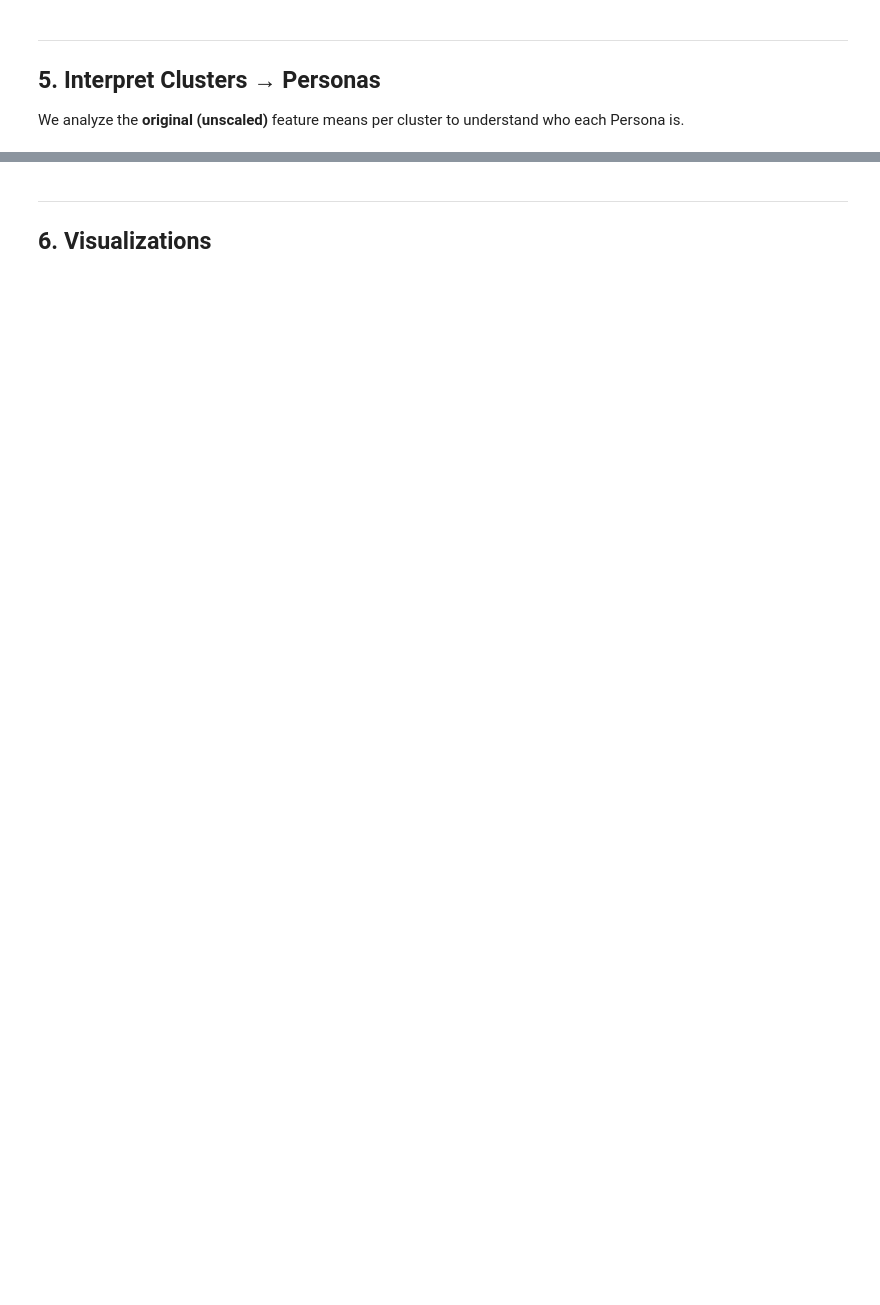
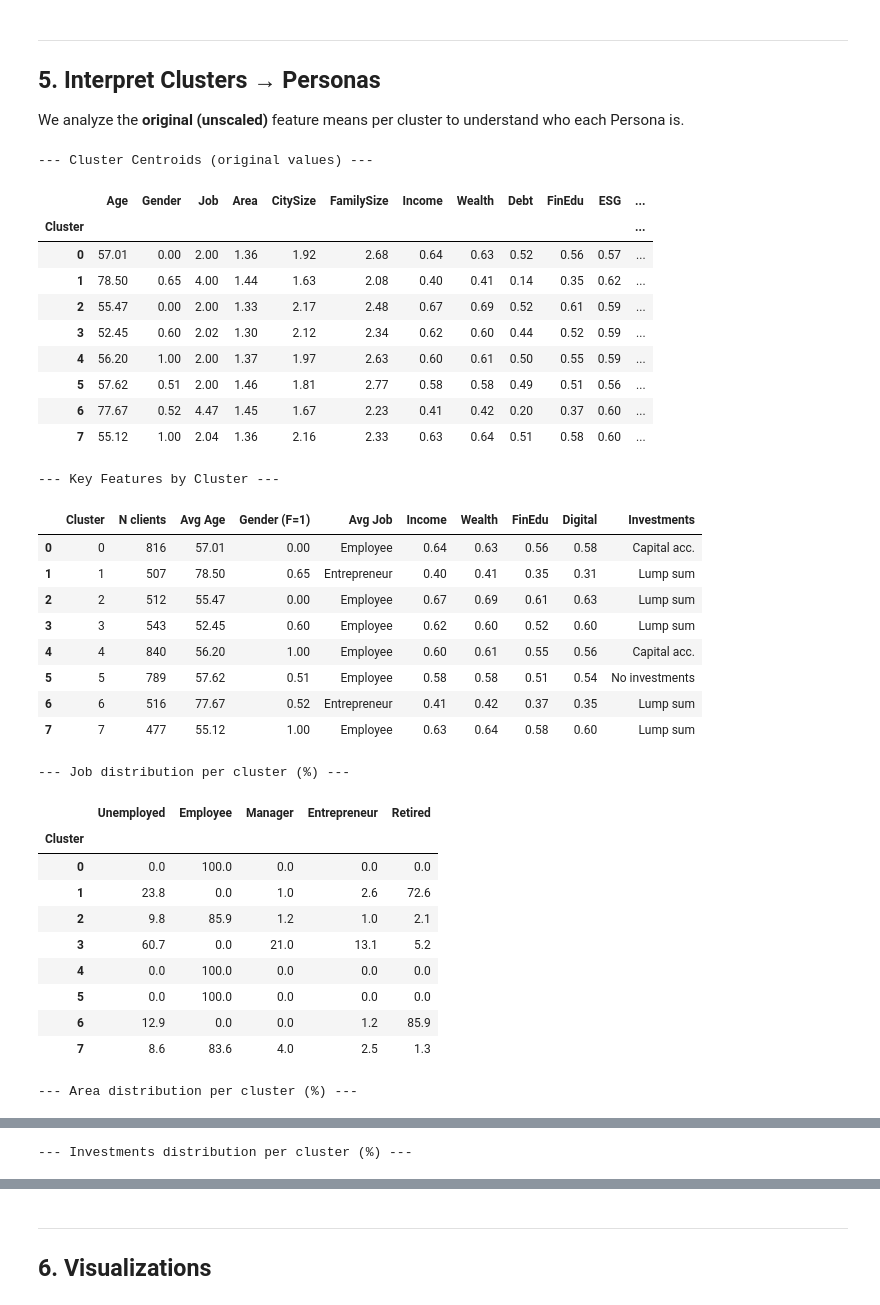
Before and after one commit to SimoneCerrone/FINTECH, a Jupyter notebook: SegmentingClients_Complete.ipynb, the cells around one changed output, grey strips where cells are left out. Cells and saved outputs as stored; diff of their text form; code cells hidden in the pictures; blank space fills up the shorter version.

```diff
--- a/SegmentingClients_Complete.ipynb
+++ b/SegmentingClients_Complete.ipynb
@@ -171,6 +252,9 @@ print('→ Also inspect the Elbow plot and choose k where inertia drop slows dow
 > **Change `K_CHOSEN` below based on the plots above.**
 # %%
 # ← Change this value based on the Elbow + Silhouette plots
+best_k_sil=8
+#con 8 è più semplice gestire le personas e fare il pp ma avrà una ricchezza di segmentazione minore mentre con 10
+#sarà maggiore ma avremo una complessitò interpretativa più alta
 K_CHOSEN = best_k_sil
 
 kmeans_final = KMeans(n_clusters=K_CHOSEN, n_init=20, random_state=42)
@@ -189,26 +283,79 @@ We analyze the **original (unscaled)** feature means per cluster to understand w
 # %%
 # --- Centroid analysis on original data ---
 cluster_profile = df.groupby('Cluster').mean().round(2)
 
 print('--- Cluster Centroids (original values) ---')
 display(cluster_profile)
 
 # Map readable labels for categorical features
 job_labels = {1:'Unemployed', 2:'Employee', 3:'Manager', 4:'Entrepreneur', 5:'Retired'}
 area_labels = {1:'Nord', 2:'Centro', 3:'Sud/Isole'}
 inv_labels  = {1:'No investments', 2:'Lump sum', 3:'Capital acc.'}
 
 print('\n--- Key Features by Cluster ---')
 summary = pd.DataFrame({
     'Cluster':      range(K_CHOSEN),
     'N clients':    [cluster_sizes[i] for i in range(K_CHOSEN)],
     'Avg Age':      cluster_profile['Age'].values,
     'Gender (F=1)': cluster_profile['Gender'].round(2).values,
     'Avg Job':      [job_labels[round(cluster_profile['Job'][i])] for i in range(K_CHOSEN)],
     'Income':       cluster_profile['Income'].values,
     'Wealth':       cluster_profile['Wealth'].values,
     'FinEdu':       cluster_profile['FinEdu'].values,
     'Digital':      cluster_profile['Digital'].values,
     'Investments':  [inv_labels[round(cluster_profile['Investments'][i])] for i in range(K_CHOSEN)]
 })
 display(summary)
+# --- Distribuzione reale delle variabili categoriche per cluster ---
+df_scaled['Cluster'] = df['Cluster']
+
+categorical_groups = {
+    'Job':         {1:'Unemployed', 2:'Employee', 3:'Manager', 4:'Entrepreneur', 5:'Retired'},
+    'Area':        {1:'Nord', 2:'Centro', 3:'Sud/Isole'},
+    'Investments': {1:'No investments', 2:'Lump sum', 3:'Capital acc.'}
+}
+
+for var, labels in categorical_groups.items():
+    cols = [col for col in df_scaled.columns if col.startswith(var)]
+    dist = df_scaled.groupby('Cluster')[cols].mean().round(3) * 100
+
+    # Ricalcola la prima categoria (eliminata da drop='first')
+    dist.insert(0, list(labels.values())[0], 100 - dist.sum(axis=1))
+    dist.columns = list(labels.values())
+
+    print(f'\n--- {var} distribution per cluster (%) ---')
+    display(dist.round(1))
+# %% [output]
+--- Cluster Centroids (original values) ---
+|  | Age | Gender | Job | Area | CitySize | FamilySize | Income | Wealth | Debt | FinEdu | ESG | ... |
+| Cluster |  |  |  |  |  |  |  |  |  |  |  | ... |
+| 0 | 57.01 | 0.00 | 2.00 | 1.36 | 1.92 | 2.68 | 0.64 | 0.63 | 0.52 | 0.56 | 0.57 | ... |
+| 1 | 78.50 | 0.65 | 4.00 | 1.44 | 1.63 | 2.08 | 0.40 | 0.41 | 0.14 | 0.35 | 0.62 | ... |
+| 2 | 55.47 | 0.00 | 2.00 | 1.33 | 2.17 | 2.48 | 0.67 | 0.69 | 0.52 | 0.61 | 0.59 | ... |
+| 3 | 52.45 | 0.60 | 2.02 | 1.30 | 2.12 | 2.34 | 0.62 | 0.60 | 0.44 | 0.52 | 0.59 | ... |
+| 4 | 56.20 | 1.00 | 2.00 | 1.37 | 1.97 | 2.63 | 0.60 | 0.61 | 0.50 | 0.55 | 0.59 | ... |
+| 5 | 57.62 | 0.51 | 2.00 | 1.46 | 1.81 | 2.77 | 0.58 | 0.58 | 0.49 | 0.51 | 0.56 | ... |
+| 6 | 77.67 | 0.52 | 4.47 | 1.45 | 1.67 | 2.23 | 0.41 | 0.42 | 0.20 | 0.37 | 0.60 | ... |
+| 7 | 55.12 | 1.00 | 2.04 | 1.36 | 2.16 | 2.33 | 0.63 | 0.64 | 0.51 | 0.58 | 0.60 | ... |
+--- Key Features by Cluster ---
+|  | Cluster | N clients | Avg Age | Gender (F=1) | Avg Job | Income | Wealth | FinEdu | Digital | Investments |
+| 0 | 0 | 816 | 57.01 | 0.00 | Employee | 0.64 | 0.63 | 0.56 | 0.58 | Capital acc. |
+| 1 | 1 | 507 | 78.50 | 0.65 | Entrepreneur | 0.40 | 0.41 | 0.35 | 0.31 | Lump sum |
+| 2 | 2 | 512 | 55.47 | 0.00 | Employee | 0.67 | 0.69 | 0.61 | 0.63 | Lump sum |
+| 3 | 3 | 543 | 52.45 | 0.60 | Employee | 0.62 | 0.60 | 0.52 | 0.60 | Lump sum |
+| 4 | 4 | 840 | 56.20 | 1.00 | Employee | 0.60 | 0.61 | 0.55 | 0.56 | Capital acc. |
+| 5 | 5 | 789 | 57.62 | 0.51 | Employee | 0.58 | 0.58 | 0.51 | 0.54 | No investments |
+| 6 | 6 | 516 | 77.67 | 0.52 | Entrepreneur | 0.41 | 0.42 | 0.37 | 0.35 | Lump sum |
+| 7 | 7 | 477 | 55.12 | 1.00 | Employee | 0.63 | 0.64 | 0.58 | 0.60 | Lump sum |
+--- Job distribution per cluster (%) ---
+|  | Unemployed | Employee | Manager | Entrepreneur | Retired |
+| Cluster |  |  |  |  |  |
+| 0 | 0.0 | 100.0 | 0.0 | 0.0 | 0.0 |
+| 1 | 23.8 | 0.0 | 1.0 | 2.6 | 72.6 |
+| 2 | 9.8 | 85.9 | 1.2 | 1.0 | 2.1 |
+| 3 | 60.7 | 0.0 | 21.0 | 13.1 | 5.2 |
+| 4 | 0.0 | 100.0 | 0.0 | 0.0 | 0.0 |
+| 5 | 0.0 | 100.0 | 0.0 | 0.0 | 0.0 |
+| 6 | 12.9 | 0.0 | 0.0 | 1.2 | 85.9 |
+| 7 | 8.6 | 83.6 | 4.0 | 2.5 | 1.3 |
+--- Area distribution per cluster (%) ---
@@ -214,0 +372 @@ display(summary)
+--- Investments distribution per cluster (%) ---
```
Also changed, not shown: parts of 13 cells of this notebook.
